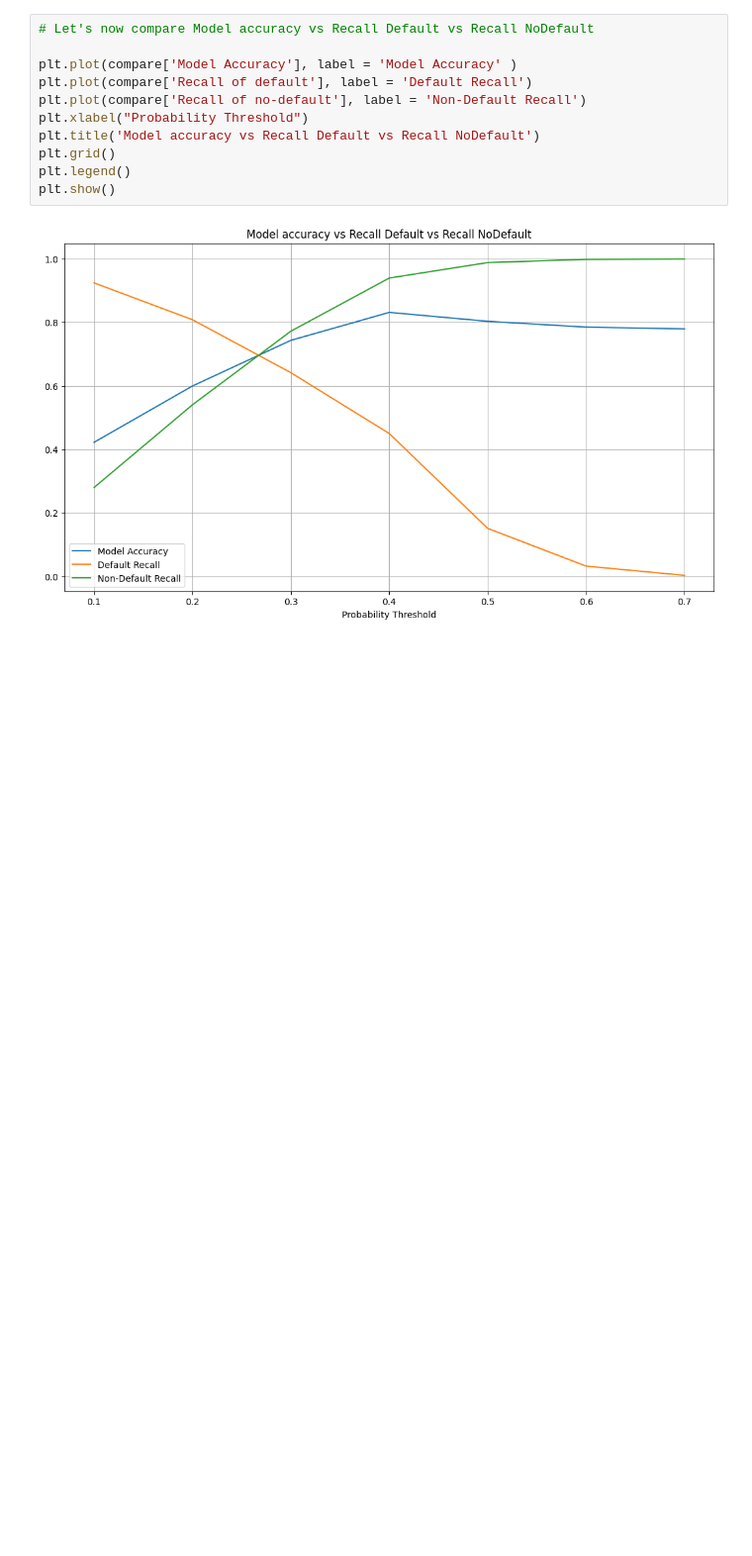
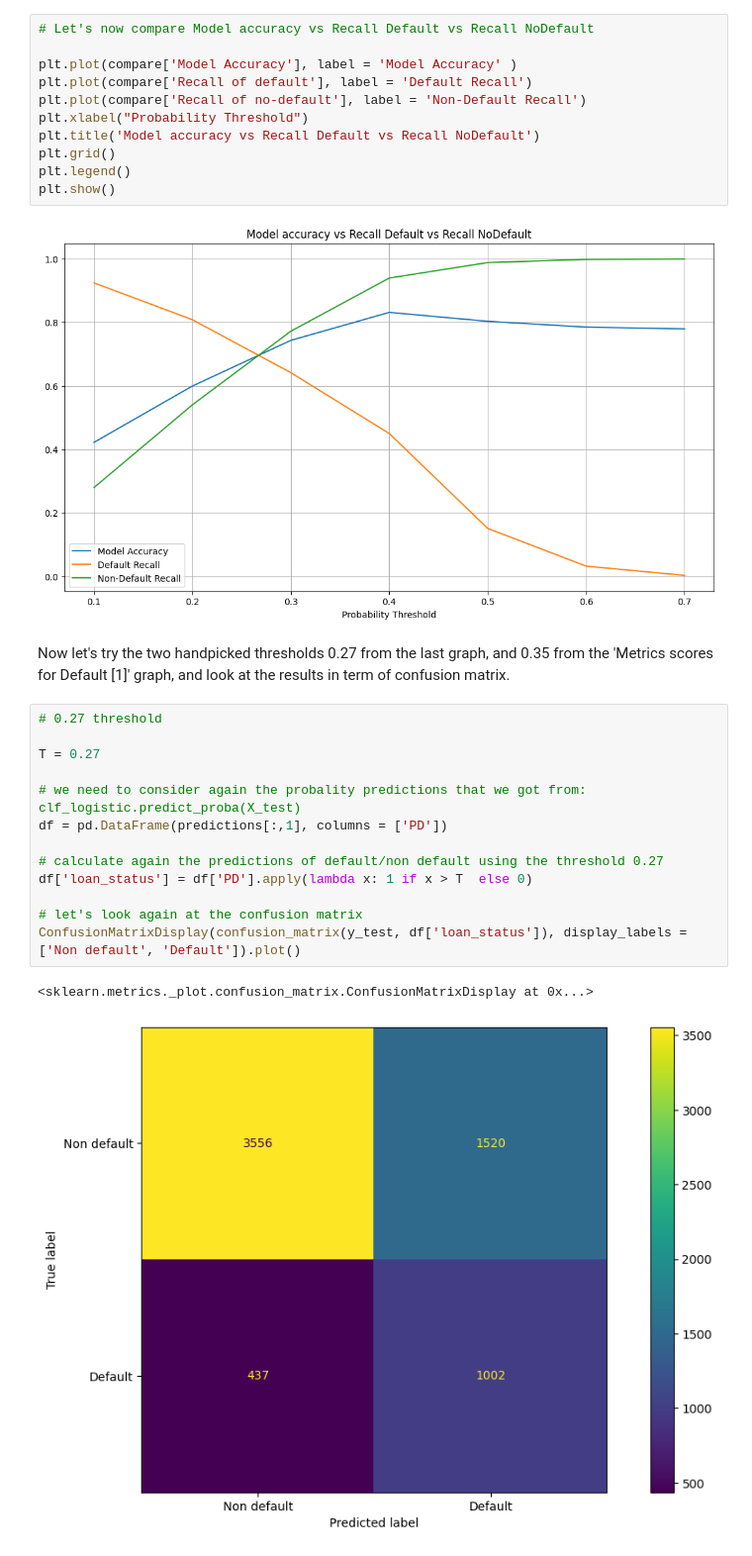
Before and after one commit to tommasograndi/Credit-Risk-Analysis, a Jupyter notebook: cr-analysis.ipynb, the cells around one changed output. Shown at 99% size. Saved outputs shown, nothing was run; the diff lists cells and outputs as text; blank space fills up the shorter version.

Commit message:
cr_analysis | Updated data manipulation and Logistic model

```diff
--- a/cr-analysis.ipynb
+++ b/cr-analysis.ipynb
@@ -515,3 +623,21 @@ plt.legend()
 plt.show()
 # %% [output]
 [figure]
+# %% [markdown]
+Now let's try the two handpicked thresholds 0.27 from the last graph, and 0.35 from the 'Metrics scores for Default [1]' graph, and look at the results in term of confusion matrix.
+# %%
+# 0.27 threshold
+
+T = 0.27
+
+# we need to consider again the probality predictions that we got from: clf_logistic.predict_proba(X_test)
+df = pd.DataFrame(predictions[:,1], columns = ['PD'])
+
+# calculate again the predictions of default/non default using the threshold 0.27
+df['loan_status'] = df['PD'].apply(lambda x: 1 if x > T  else 0)
+
+# let's look again at the confusion matrix
+ConfusionMatrixDisplay(confusion_matrix(y_test, df['loan_status']), display_labels = ['Non default', 'Default']).plot()
+# %% [output]
+<sklearn.metrics._plot.confusion_matrix.ConfusionMatrixDisplay at 0x...>
+[figure, added]
```
Also changed, not shown: parts of 27 cells of this notebook.
